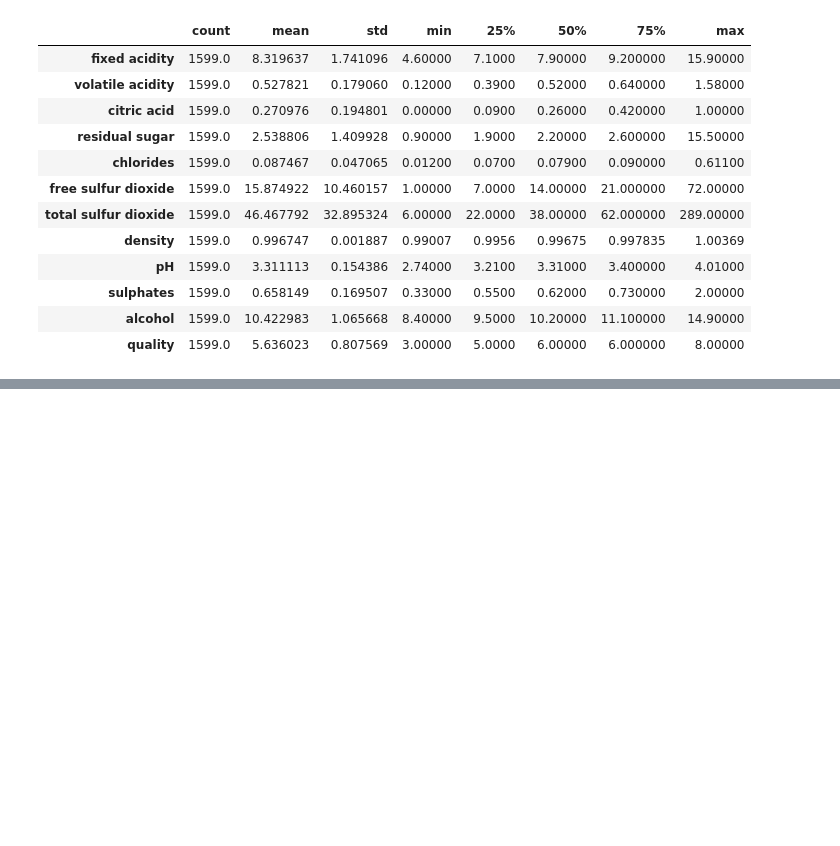
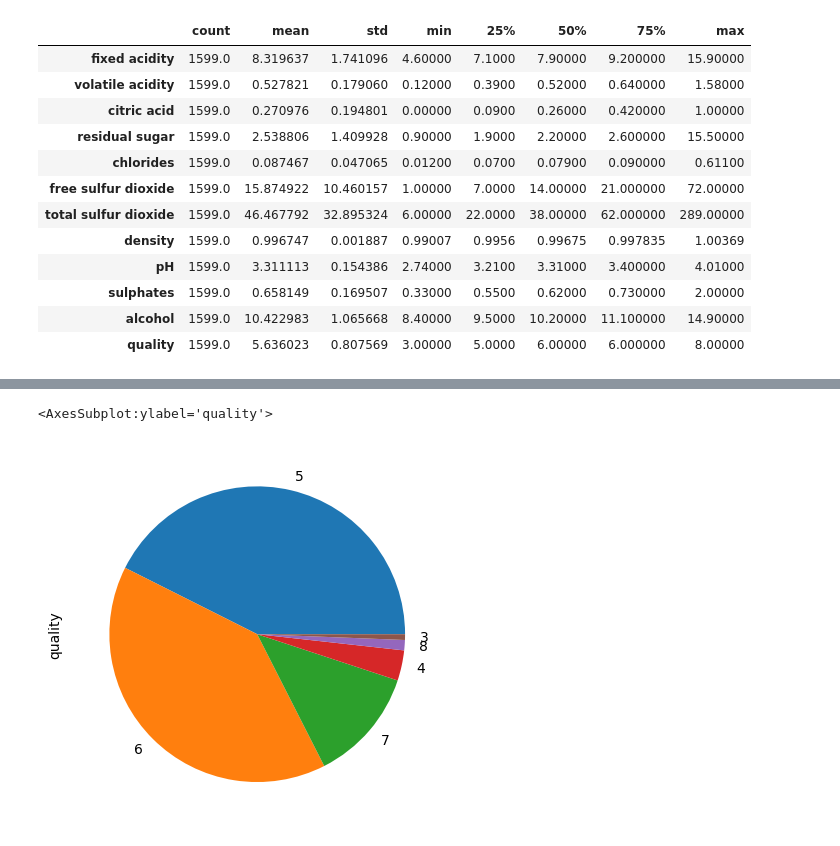
Before and after one commit to whalit/Wine-Quality-Dataset, a Jupyter notebook: RedWine.ipynb, the cells around one changed output, grey strips where cells are left out. Cells and saved outputs as stored; diff of their text form; code cells hidden in the pictures; blank space fills up the shorter version.

Commit message:
Unbalanced data
have a better vision of the unbalanced data using a pie plot

```diff
--- a/RedWine.ipynb
+++ b/RedWine.ipynb
@@ -73,0 +76,4 @@ redWine.describe().T
+# %%
+X = redWine.drop(['quality'], axis=1)
+Y = redWine['quality']
+Y.value_counts()
@@ -73,0 +88,5 @@ redWine.describe().T
+# %%
+Y.value_counts().plot.pie()
+# %% [output]
+<AxesSubplot:ylabel='quality'>
+[figure, added]
```
Also changed, not shown: parts of 2 cells of this notebook, 1 other file.
